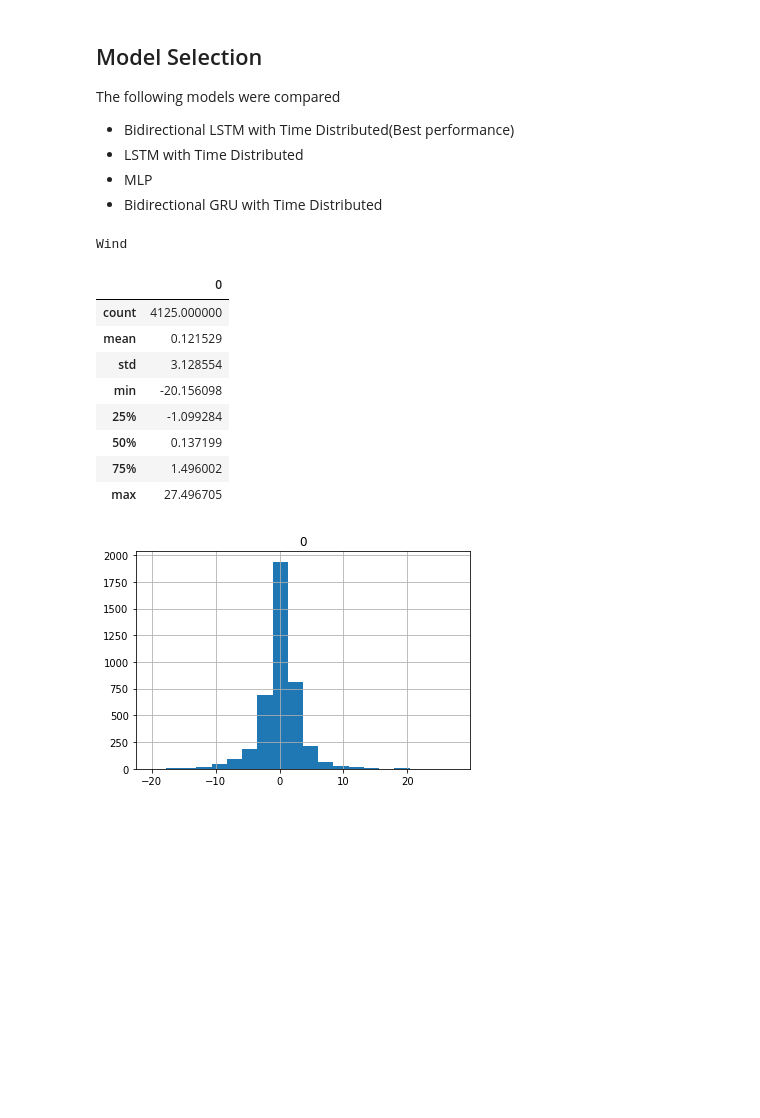
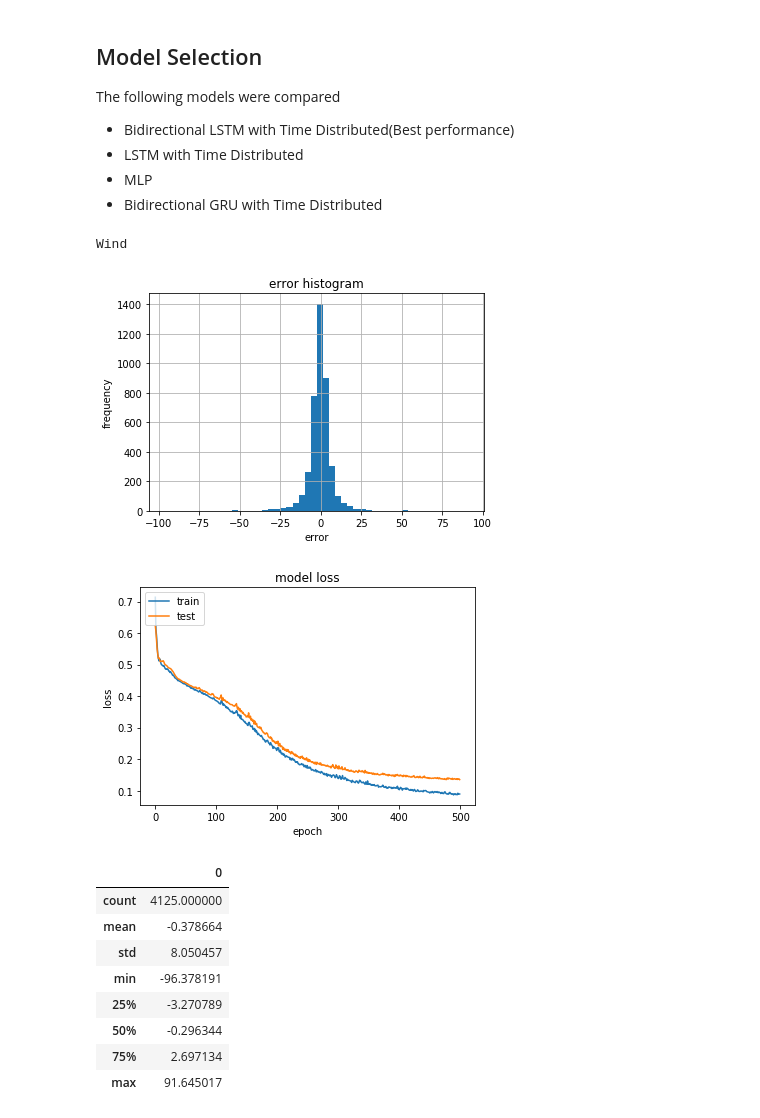
Before and after one commit to hammad93/hurricane-net, a Jupyter notebook: hurricane-net.ipynb, the cells around one changed output. Saved outputs shown, nothing was run; the diff lists cells and outputs as text; code cells hidden in the pictures; blank space fills up the shorter version.

```diff
--- a/hurricane-net.ipynb
+++ b/hurricane-net.ipynb
@@ -209,12 +214,14 @@ def feature_extraction(timestep, previous) :
         'delta_wind' : (timestep['max_wind'] - previous['max_wind']) / # Calculated from track (12h)
             ((timestep['entry_time'] - previous['entry_time']).total_seconds() / 43200),
         'min_pressure' : timestep['min_pressure'],
-        'date' : (timestep['entry_time'].date()
-                  - datetime.date(timestep['entry_time'].year, 9, 10)).days, # Calendar days from 9/10
         'zonal_speed' : (timestep['lat'] - previous['lat'])/ # Calculated from track (per hour)
             ((timestep['entry_time'] - previous['entry_time']).total_seconds() / 3600),
         'meridonal_speed' : (timestep['long'] - previous['long'])/# Calculated from track (per hour)
-            ((timestep['entry_time'] - previous['entry_time']).total_seconds() / 3600)
+            ((timestep['entry_time'] - previous['entry_time']).total_seconds() / 3600),
+        'year' : timestep['entry_time'].year,
+        'month' : timestep['entry_time'].month,
+        'day' : timestep['entry_time'].day,
+        'hour' : timestep['entry_time'].hour,
     }
     return features
 
@@ -371,7 +382,8 @@ y_test_long = np.array([[[features[1]] for features in y] for y in y_test], dtyp
 
 def bd_lstm_td(X_train, y_train, X_test, y_test, n_epochs = 500) :
     model = Sequential()
-    model.add(Bidirectional(LSTM(units = 1024, return_sequences = True, dropout = 0.05), input_shape = (5,8)))
+    model.add(Bidirectional(LSTM(units = 1024, return_sequences = True, dropout = 0.05),
+                            input_shape = (X_train.shape[1],X_train.shape[2])))
     model.add(LSTM(units = 512, return_sequences = True, dropout = 0.05))
     model.add(TimeDistributed(Dense(1)))
     model.compile(loss='mae', optimizer='adam')
@@ -391,6 +403,6 @@ def lstm_td(X_train, X_test, y_train, y_test) :
     return model
 
 model_wind, model_wind_history = bd_lstm_td(X_train, y_train_wind, X_test, y_test_wind)
-model_lat, model_lat_history = bd_lstm_td(X_train, y_train_lat, X_test, y_test_lat)
-model_long, model_long_history = bd_lstm_td(X_train, y_train_long, X_test, y_test_long)
+model_lat, model_lat_history = bd_lstm_td(X_train, y_train_lat, X_test, y_test_lat, n_epochs = 1000)
+model_long, model_long_history = bd_lstm_td(X_train, y_train_long, X_test, y_test_long, n_epochs = 1000)
 # %% [output]
@@ -420,66 +431,83 @@ The following models were compared
 - MLP
 - Bidirectional GRU with Time Distributed
 # %%
-def ai_errors(predictions, observations) :
+def ai_errors(predictions, observations, history = None) :
     '''
     PURPOSE: Provide descriptive statistics on the predicted output versus the observed measurments
     METHOD:  Take the errors of the predictions and answers and then calculate standard descriptive statistics
     INPUT:   predictions - 2D array of predictions of observed output
              observations - 2D array measurements of observed output
+             history - Keras history model for displaying model loss, default is None if not available
     OUTPUT:
     '''
     errors = []
     for i in range(len(predictions)) :
         for j in range(len(predictions[i])) :
             # Calculate errors
             error = predictions[i][j] - observations[i][j]
             errors.append(error)
 
-    # Put into DataFrame for simpler processing
-    errors = pd.DataFrame(errors)
-    errors.describe()
-    errors.hist(bins = 20)
-    return errors
+    # Display history and erros
+    plt.figure(1)
+    plt.hist(errors, bins = 50)
+    plt.title('error histogram')
+    plt.xlabel('error')
+    plt.ylabel('frequency')
+    plt.grid(True)
+
+    plt.figure(2)
+    plt.plot(history.history['loss'])
+    plt.plot(history.history['val_loss'])
+    plt.title('model loss')
+    plt.ylabel('loss')
+    plt.xlabel('epoch')
+    plt.legend(['train', 'test'], loc='upper left')
+    plt.show()
+
+    return pd.DataFrame(errors)
 
 # Predict values
 wind_predictions = model_wind.predict(X_test)
 lat_predictions = model_lat.predict(X_test)
 long_predictions = model_long.predict(X_test)
 
 # Scale back our predictions
 # Wind
-wind_predictions_scaled = [scaler.inverse_transform([[winds[0],0,0,0,0,0,0,0] for winds in prediction])
+wind_predictions_scaled = [scaler.inverse_transform([[0,0,winds[0],0,0,0,0,0,0,0,0] for winds in prediction])
                            for prediction in wind_predictions]
-y_wind_test_scaled = [scaler.inverse_transform([[winds[0],0,0,0,0,0,0,0] for winds in observation])
+y_wind_test_scaled = [scaler.inverse_transform([[0,0,winds[0],0,0,0,0,0,0,0,0] for winds in observation])
                       for observation in y_test_wind]
 # Latitude
-lat_predictions_scaled = [scaler.inverse_transform([[lat[0],0,0,0,0,0,0,0] for lat in prediction])
+lat_predictions_scaled = [scaler.inverse_transform([[lat[0],0,0,0,0,0,0,0,0,0,0] for lat in prediction])
                           for prediction in lat_predictions]
-y_lat_test_scaled = [scaler.inverse_transform([[lat[0],0,0,0,0,0,0,0] for lat in observation])
+y_lat_test_scaled = [scaler.inverse_transform([[lat[0],0,0,0,0,0,0,0,0,0,0] for lat in observation])
                      for observation in y_test_lat]
 # Longitude
-long_predictions_scaled = [scaler.inverse_transform([[long[0],0,0,0,0,0,0,0] for long in prediction])
+long_predictions_scaled = [scaler.inverse_transform([[0,long[0],0,0,0,0,0,0,0,0,0] for long in prediction])
                            for prediction in long_predictions]
-y_long_test_scaled = [scaler.inverse_transform([[long[0],0,0,0,0,0,0,0] for long in observation])
+y_long_test_scaled = [scaler.inverse_transform([[0,long[0],0,0,0,0,0,0,0,0,0] for long in observation])
                       for observation in y_test_long]
 
 # Record wind predictions and observations
 print("Wind")
-wind_predictions = [[pred[0] for pred in hurricanes_pred] for hurricanes_pred in wind_predictions_scaled]
-wind_observations = [[obsrv[0] for obsrv in hurricanes_obsrv] for hurricanes_obsrv in y_wind_test_scaled]
-ai_errors(wind_predictions, wind_observations).describe()
+wind_predictions = [[pred[2] for pred in hurricanes_pred] for hurricanes_pred in wind_predictions_scaled]
+wind_observations = [[obsrv[2] for obsrv in hurricanes_obsrv] for hurricanes_obsrv in y_wind_test_scaled]
+
+# Present Errors
+ai_errors(wind_predictions, wind_observations, model_wind_history).describe()
 # %% [output]
 Wind
+[figure, new version]
+[figure, added]
 |  | 0 |
 | count | 4125.000000 |
-| mean | 0.121529 |
-| std | 3.128554 |
-| min | -20.156098 |
-| 25% | -1.099284 |
-| 50% | 0.137199 |
-| 75% | 1.496002 |
-| max | 27.496705 |
+| mean | -0.378664 |
+| std | 8.050457 |
+| min | -96.378191 |
+| 25% | -3.270789 |
+| 50% | -0.296344 |
+| 75% | 2.697134 |
+| max | 91.645017 |
-[figure, old version]
 # %%
 print("Lat")
 lat_predictions = [[pred[0] for pred in hurricanes_pred] for hurricanes_pred in lat_predictions_scaled]
```
Also changed, not shown: parts of 9 cells of this notebook.
